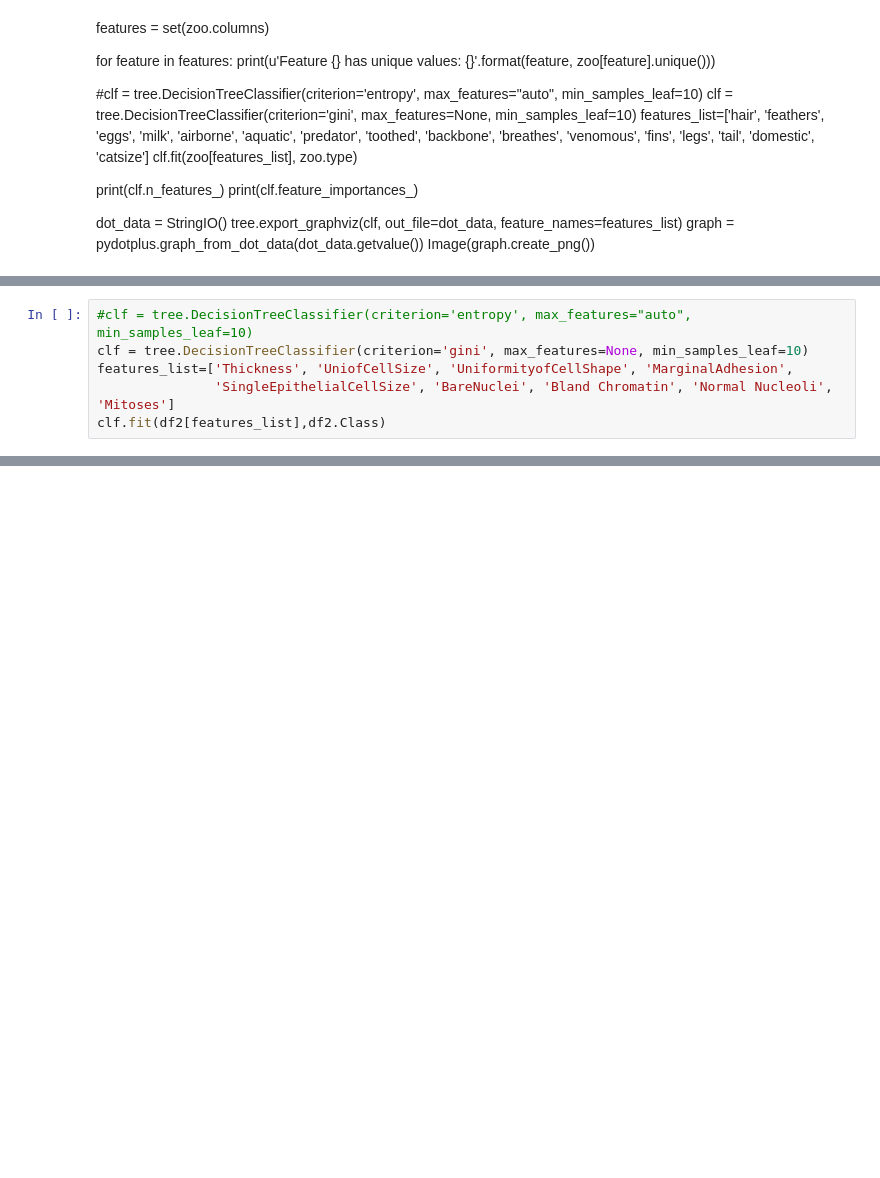
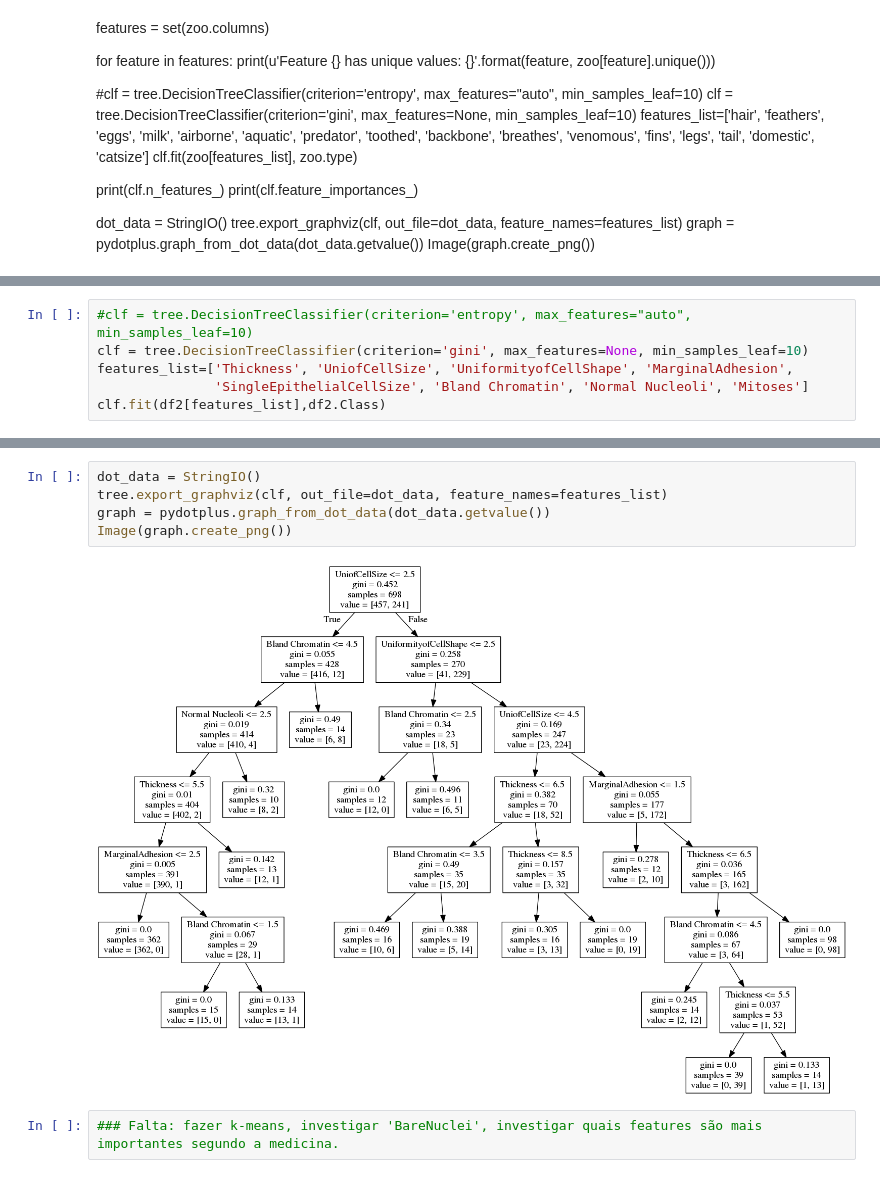
Before and after one commit to kalinest/DataScienceProject, a Jupyter notebook: Wisconsin Breast Cancer Database Analysis.ipynb, the cells around one changed output, grey strips where cells are left out. Cells and saved outputs as stored; diff of their text form; blank space fills up the shorter version.

```diff
--- a/Wisconsin Breast Cancer Database Analysis.ipynb
+++ b/Wisconsin Breast Cancer Database Analysis.ipynb
@@ -134,6 +225,6 @@ Feature Class has unique values: [2 4]
 #clf = tree.DecisionTreeClassifier(criterion='entropy', max_features="auto", min_samples_leaf=10)
 clf = tree.DecisionTreeClassifier(criterion='gini', max_features=None, min_samples_leaf=10)
 features_list=['Thickness', 'UniofCellSize', 'UniformityofCellShape', 'MarginalAdhesion',
-               'SingleEpithelialCellSize', 'BareNuclei', 'Bland Chromatin', 'Normal Nucleoli', 'Mitoses']
+               'SingleEpithelialCellSize', 'Bland Chromatin', 'Normal Nucleoli', 'Mitoses']
 clf.fit(df2[features_list],df2.Class)
 # %% [output]
@@ -140,0 +244,9 @@ ValueError: could not convert string to float: '?'
+# %%
+dot_data = StringIO()
+tree.export_graphviz(clf, out_file=dot_data, feature_names=features_list)
+graph = pydotplus.graph_from_dot_data(dot_data.getvalue())
+Image(graph.create_png())
+# %% [output]
+[figure, added]
+# %%
+### Falta: fazer k-means, investigar 'BareNuclei', investigar quais features são mais importantes segundo a medicina.
```
Also changed, not shown: parts of 23 cells of this notebook.
